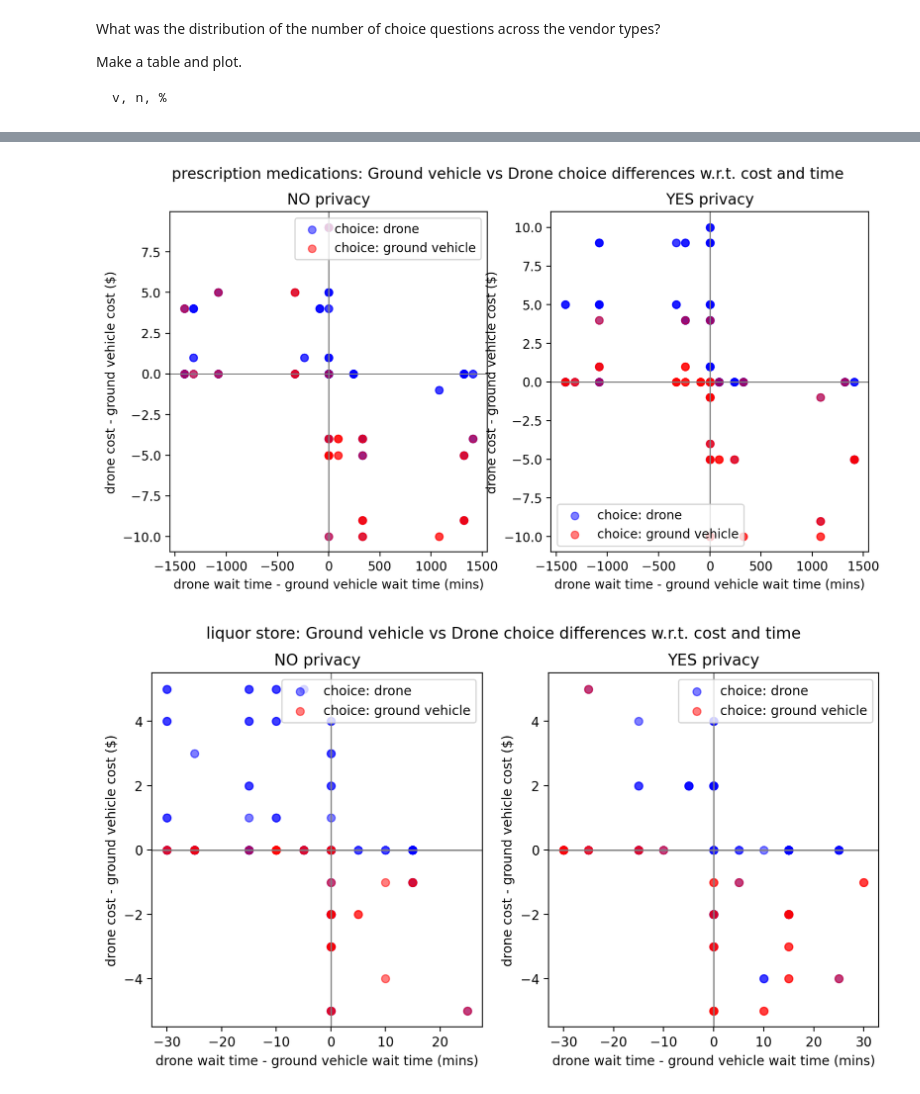
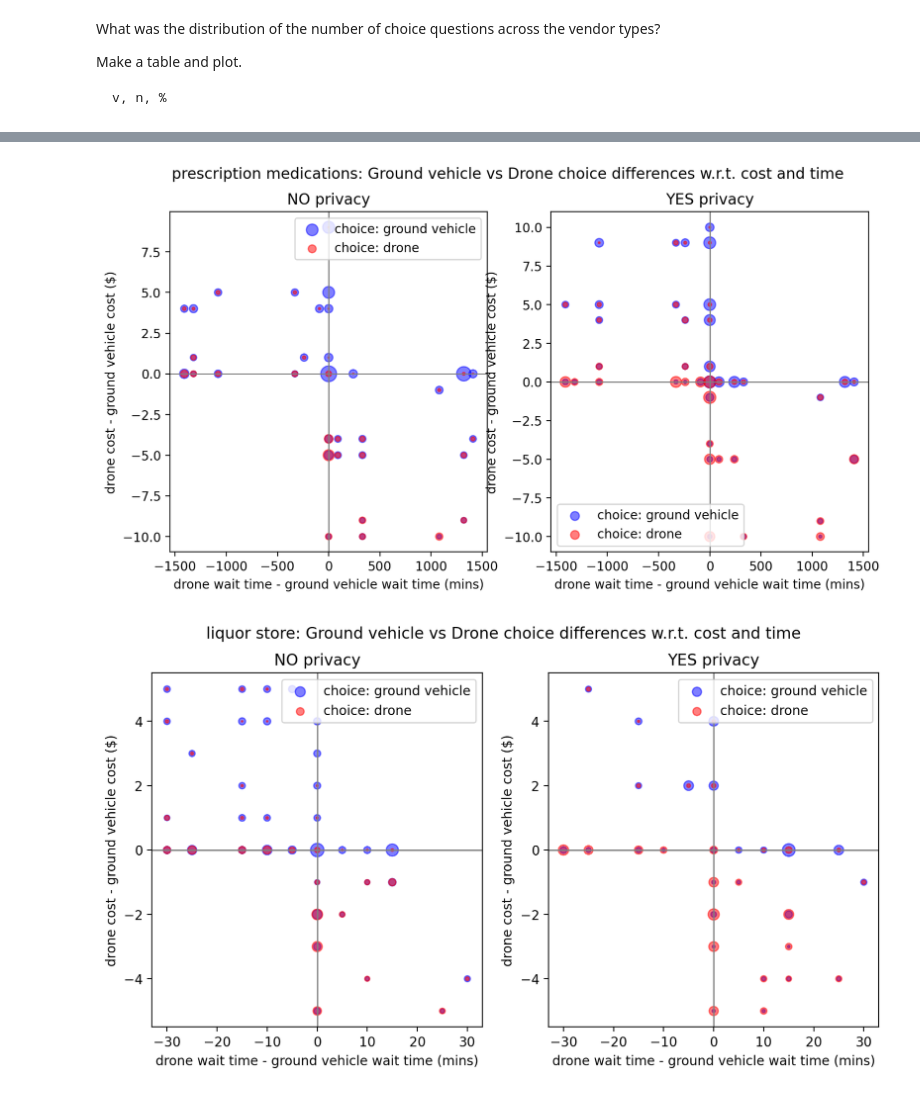
Before and after one commit to aberke/drones-consumer-privacy, a Jupyter notebook: data-analysis/survey-pilot-probe.ipynb, the cells around one changed output, grey strips where cells are left out. Cells and saved outputs as stored; diff of their text form; code cells hidden in the pictures.

```diff
--- a/data-analysis/survey-pilot-probe.ipynb
+++ b/data-analysis/survey-pilot-probe.ipynb
@@ -7,7 +7,7 @@ import numpy as np
 import pandas as pd
 import matplotlib.pyplot as plt
 # %%
-sample_df = pd.read_csv('../data/sample-preprocessed.csv')
+sample_df = pd.read_csv('../data/sample-preprocessed.csv', dtype=str)
 # sample_df.head()
 # %%
 choice_Qs = [q for q in sample_df.columns if (q.startswith('CHOICE_'))]
@@ -85,7 +85,7 @@ codebook = {
     },
     'Q_urban_rural': {
         'Q':'Which best describes where you live?',
-        'choices': {'1':'Urban','2':'Suburban','3':'Rural'},
+        'choices': {'1':'Urban','2':'Suburban','3':'Rural','4':'I don\'t know'},
     },
     'Q_residence_type': {
         'Q':'What type of residence do you live in?',
@@ -701 +757,37 @@ choices_df.head(3)
+# %%
+
+def plot_points_tradeoff_by_size(df, vendor):
+    fig, axes = plt.subplots(1, 2, figsize=(10, 5), dpi=200)
+    for dp, privacy in enumerate(DRONE_PRIVACY_LEVELS):
+        ax = axes[dp]
+        df_p = df[df['dp']==dp]
+        df_p_agg = df_p[df_p['choice']==0].groupby(
+            ['d_time - g_time','d_cost - g_cost']
+        )['ResponseId'].count().rename('ground').to_frame()
+        df_p_agg['drone'] = df_p_agg.index.map(df_p[df_p['choice']==1].groupby(
+            ['d_time - g_time','d_cost - g_cost']
+        )['ResponseId'].count())
+        df_p_agg = df_p_agg.reset_index()
+        ax.scatter(
+            df_p_agg['d_time - g_time'],
+            df_p_agg['d_cost - g_cost'],
+            df_p_agg['ground'],
+            color=color_ground, alpha=0.5, label='choice: ground vehicle',
+            marker='o',
+        )
+        ax.scatter(
+            df_p_agg['d_time - g_time'],
+            df_p_agg['d_cost - g_cost'],
+            df_p_agg['drone'],
+            color=color_drone, alpha=0.5, label='choice: drone',
+            marker='o',
+        )
+        ax.set_xlabel('drone wait time - ground vehicle wait time (mins)')
+        ax.set_ylabel('drone cost - ground vehicle cost (\$)')
+        ax.axvline(c='grey', lw=1)
+        _ = ax.axhline(c='grey', lw=1)
+        _ = ax.set_title(privacy[1])
+        ax.legend()
+    title = ('%s: Ground vehicle vs Drone choice differences w.r.t. cost and time' % vendor)
+    _ = fig.suptitle(title)
 # %%
@@ -732,5 +821,5 @@ def plot_points_tradeoff(df, vendor):
 # %%
 for v, vendor_type in enumerate(VENDOR_TYPES):
     vdf = choices_df[choices_df['v']==v]
-    plot_points_tradeoff(vdf, vendor_type[0])
+    plot_points_tradeoff_by_size(vdf, vendor_type[0])
 # %% [output]
@@ -738,2 +827,2 @@ for v, vendor_type in enumerate(VENDOR_TYPES):
-[figure, old version]
+[figure, new version]
-[figure, old version]
+[figure, new version]
```
Also changed, not shown: parts of 27 cells of this notebook, 3 other files.
